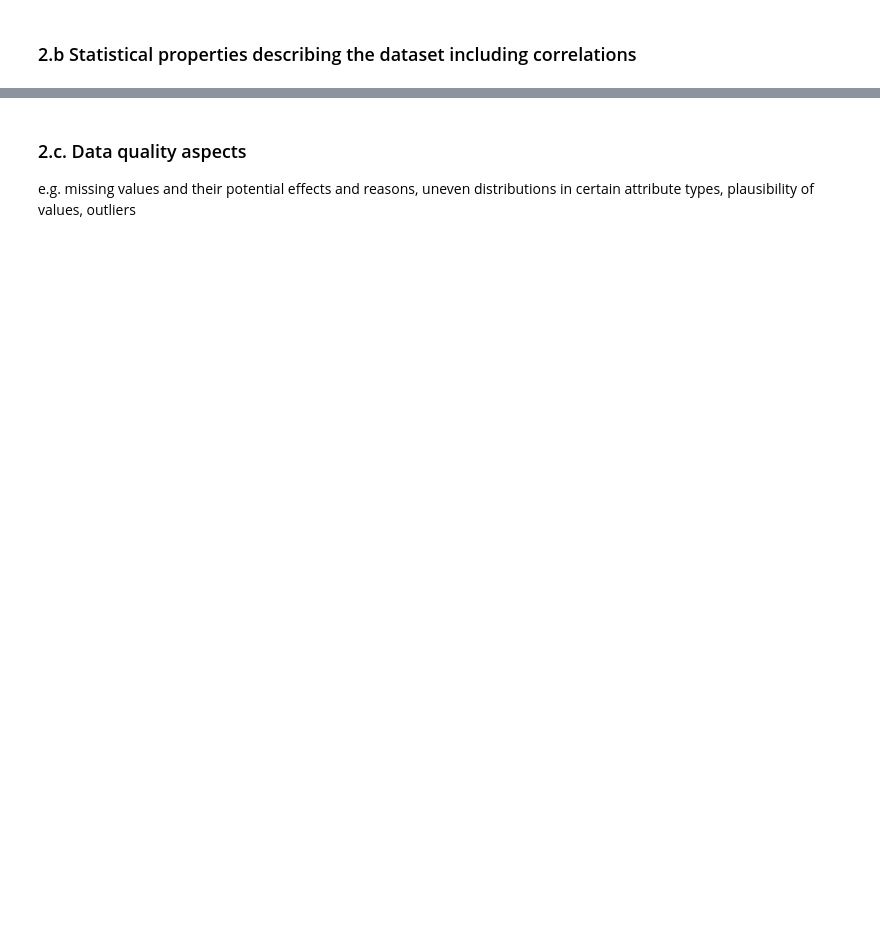
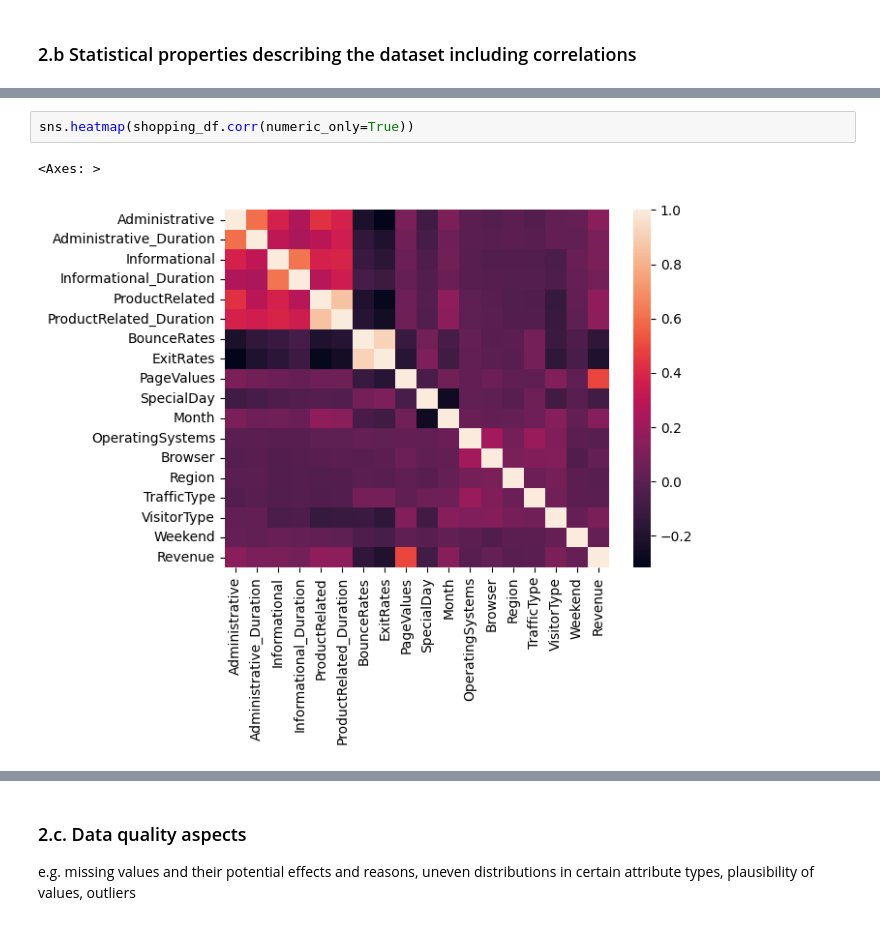
Before and after one commit to mzitad/shoppers_intention, a Jupyter notebook: Shoppers_intention.ipynb, the cells around one changed output, grey strips where cells are left out. Saved outputs shown, nothing was run; the diff lists cells and outputs as text; blank space fills up the shorter version.

Commit message:
Add functions for 2b, and generate correlation heatmaps

```diff
--- a/Shoppers_intention.ipynb
+++ b/Shoppers_intention.ipynb
@@ -841,4 +856,9 @@ VisitorType                2.326762
 Weekend                    1.265962
 Revenue                    1.909509
 dtype: float64
+# %%
+sns.heatmap(shopping_df.corr(numeric_only=True))
+# %% [output]
+<Axes: >
+[figure, added]
 # %%
```
Also changed, not shown: parts of 10 cells of this notebook, 2 other files.
